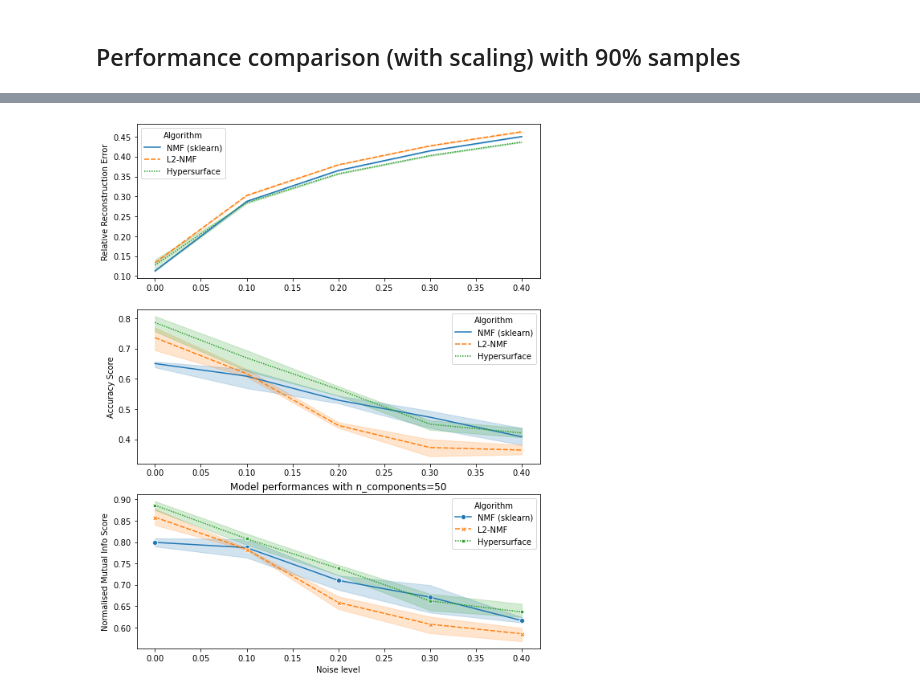
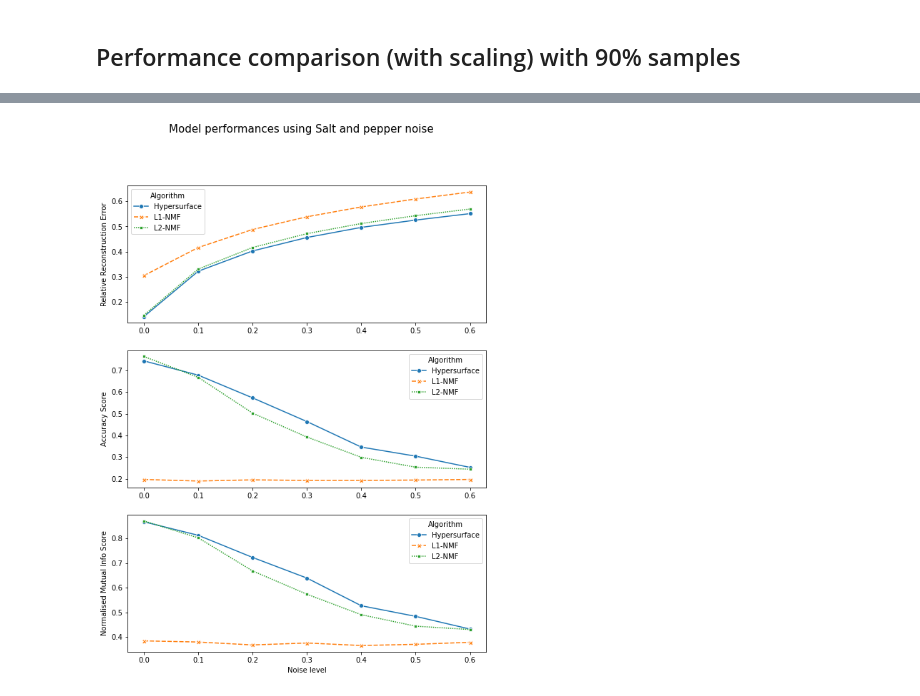
Before and after one commit to Dovermore/COMP5328NMF, a Jupyter notebook: src/assignment1_ORL.ipynb, the cells around one changed output, grey strips where cells are left out. Saved outputs shown, nothing was run; the diff lists cells and outputs as text; code cells hidden in the pictures.

```diff
--- a/src/assignment1_ORL.ipynb
+++ b/src/assignment1_ORL.ipynb
@@ -788,7 +950,8 @@ X, Y, scaler = X_orl, Y_orl, ImageNormalizer(min=None,max=None)
 alg_kwargs_pairs = [
     ModifiedNMF,
     NmfL2Estimator,
-    NmfHyperEstimator
+    NmfHyperEstimator,
+    NmfL1Estimator
 ]
 
 metrics = [rre_score, acc_score, nmi_score]
@@ -801,7 +962,7 @@ NameError: name 'NmfHyperEstimato' is not defined
 #Saltnpepper noise
 all_n_components = [50]
 noise_alg = SaltNPepper
-noise_levels = np.arange(0, 0.5, 0.1)
+noise_levels = np.arange(0, 0.7, 0.1)
 ratios = [0.5] #np.arange(0.0, 1, 0.5)
 noise_kwargs_pairs = make_grid_alg_kwargs(noise_alg, p=noise_levels, r=ratios)
 
@@ -866,3 +1038,12 @@ Noise: {'noise_id': 3, 'p': 0.30000000000000004, 'r': 0.5}
+# %%
+evaluations_snp_mean = evaluations_90_snp.groupby(['alg','n_components','noise_id']).mean()
+evaluations_snp_mean = evaluations_snp_mean.rename(columns={'rre':'rre_mean','acc_score':'acc_mean','nmi_score':'nmi_mean'})
+evaluations_snp_std = evaluations_90_snp.groupby(['alg','n_components','noise_id']).std()
+evaluations_snp_std = evaluations_snp_std.rename(columns={'rre':'rre_sd','acc_score':'acc_sd','nmi_score':'nmi_sd'})
+evaluations_snp_std = evaluations_snp_std.drop(columns=['p', 'r'])
+evaluations_snp_grouped = pd.concat([evaluations_snp_mean, evaluations_snp_std],axis=1)
+evaluations_snp_grouped.to_csv('Performance_snp_scaled_90%.csv')
+evaluations_snp_grouped_idxreset = evaluations_snp_grouped.reset_index()
 # %%
 # Plotting RRE, Accuracy and NMI scores against different Salt & pepper noise levels for n_components=50
 fig = plt.figure(figsize=[9, 12])
@@ -870,11 +1051,11 @@ fig = plt.figure(figsize=[9, 12])
 ax = fig.add_subplot(311)
 sns.lineplot(
     x="p",
-    y="rre",
+    y="rre_mean",
     hue="alg",
     #size="n_components",
     style="alg",
-    data=evaluations_90_snp.query("n_components == 50"),
+    data=evaluations_snp_grouped_idxreset.query("n_components == 50 and (alg=='NmfL2Estimator' or alg=='NmfHyperEstimator' or alg=='NmfL1Estimator')"),
     estimator='mean',
     ci=95,
     n_boot=1000,
@@ -886,50 +1067,50 @@ sns.lineplot(
 )
 ax.set_xlabel('')
 ax.set_ylabel("Relative Reconstruction Error")
-ax.legend(title="Algorithm", loc="upper left", labels=['NMF (sklearn)','L2-NMF','Hypersurface'])
+ax.legend(title="Algorithm", loc="upper left", labels=['Hypersurface','L1-NMF','L2-NMF'])
 
 ax = fig.add_subplot(312)
 sns.lineplot(
     x="p",
-    y="acc_score",
+    y="acc_mean",
     hue="alg",
     #size="n_components",
     style="alg",
-    data=evaluations_90_snp.query("n_components == 50"),# and alg == 'NmfHyperEstimator'"),
+    data=evaluations_snp_grouped_idxreset.query("n_components == 50 and (alg=='NmfL2Estimator' or alg=='NmfHyperEstimator' or alg=='NmfL1Estimator')"),
     estimator='mean',
     ci=95,
     n_boot=1000,
     markers=True,
     seed=None,
     sort=True,
     err_style='band',
     legend='full',
 )
 ax.set_xlabel('')
 ax.set_ylabel("Accuracy Score")
-ax.legend(title="Algorithm", loc="upper right", labels=['NMF (sklearn)','L2-NMF','Hypersurface'])
+ax.legend(title="Algorithm", loc="upper right", labels=['Hypersurface','L1-NMF','L2-NMF'])
 
 ax = fig.add_subplot(313)
 sns.lineplot(
     x="p",
-    y="nmi_score",
+    y="nmi_mean",
     hue="alg",
     #size="n_components",
     style="alg",
-    data=evaluations_90_snp.query("n_components == 50"),# and noise_level==0.1"),# and alg == 'NmfHyperEstimator'"),
+    data=evaluations_snp_grouped_idxreset.query("n_components == 50 and (alg=='NmfL2Estimator' or alg=='NmfHyperEstimator' or alg=='NmfL1Estimator')"),
     estimator='mean',
     ci=95,
     markers=True,
     n_boot=1000,
     seed=None,
     sort=True,
     err_style='band',
     legend='full',
 )
 ax.set_xlabel("Noise level")
 ax.set_ylabel("Normalised Mutual Info Score")
-ax.legend(title="Algorithm", loc="upper right", labels=['NMF (sklearn)','L2-NMF','Hypersurface'])
-plt.title("Model performances with n_components=50")
+ax.legend(title="Algorithm", loc="upper right", labels=['Hypersurface','L1-NMF','L2-NMF'])
+plt.suptitle("Model performances using Salt and pepper noise", size=15)
 plt.savefig("snp_scaled_90%")
 # %% [output]
-[figure, old version]
+[figure, new version]
```
Also changed, not shown: parts of 57 cells of this notebook, 1 other file.
